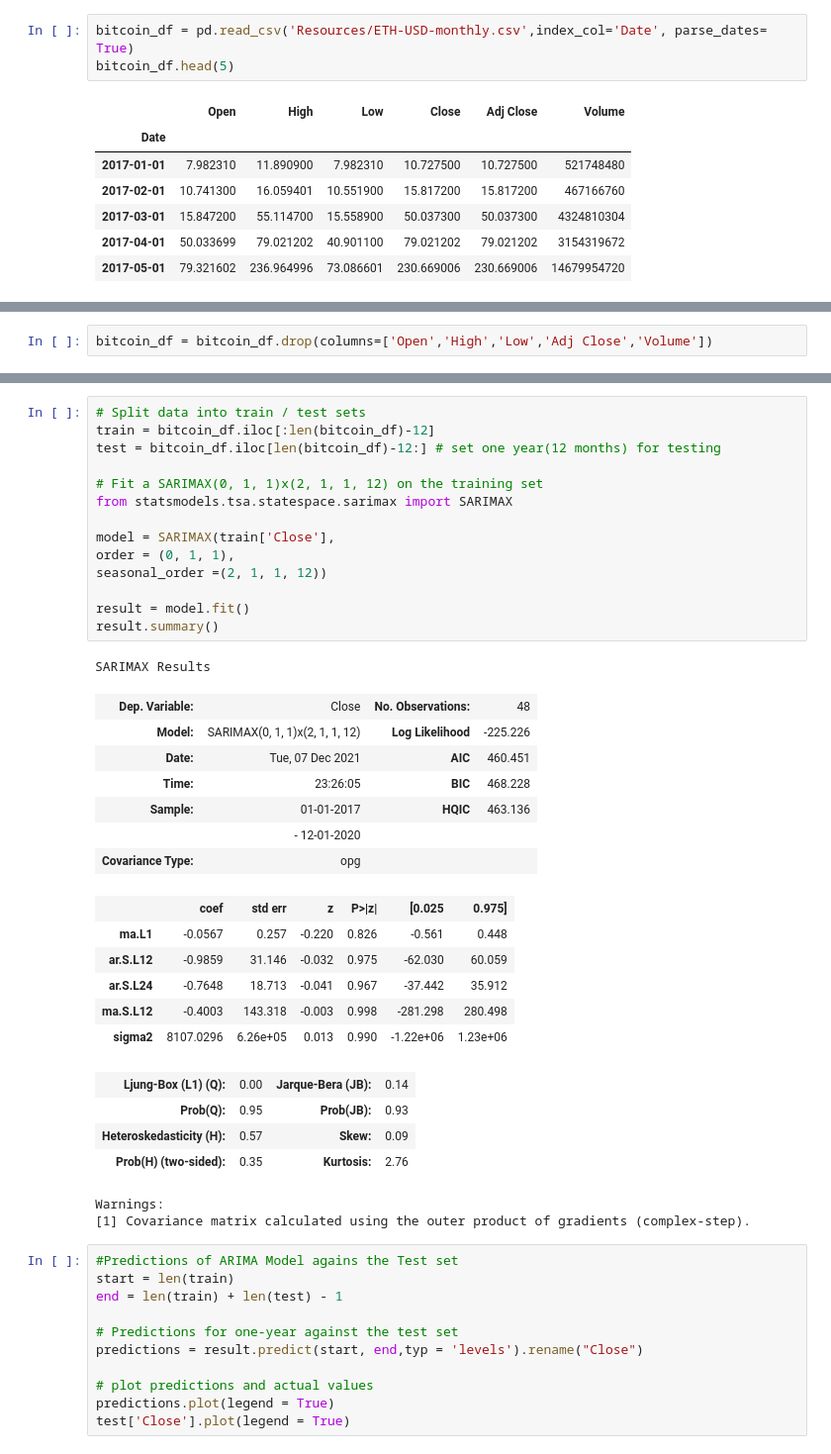
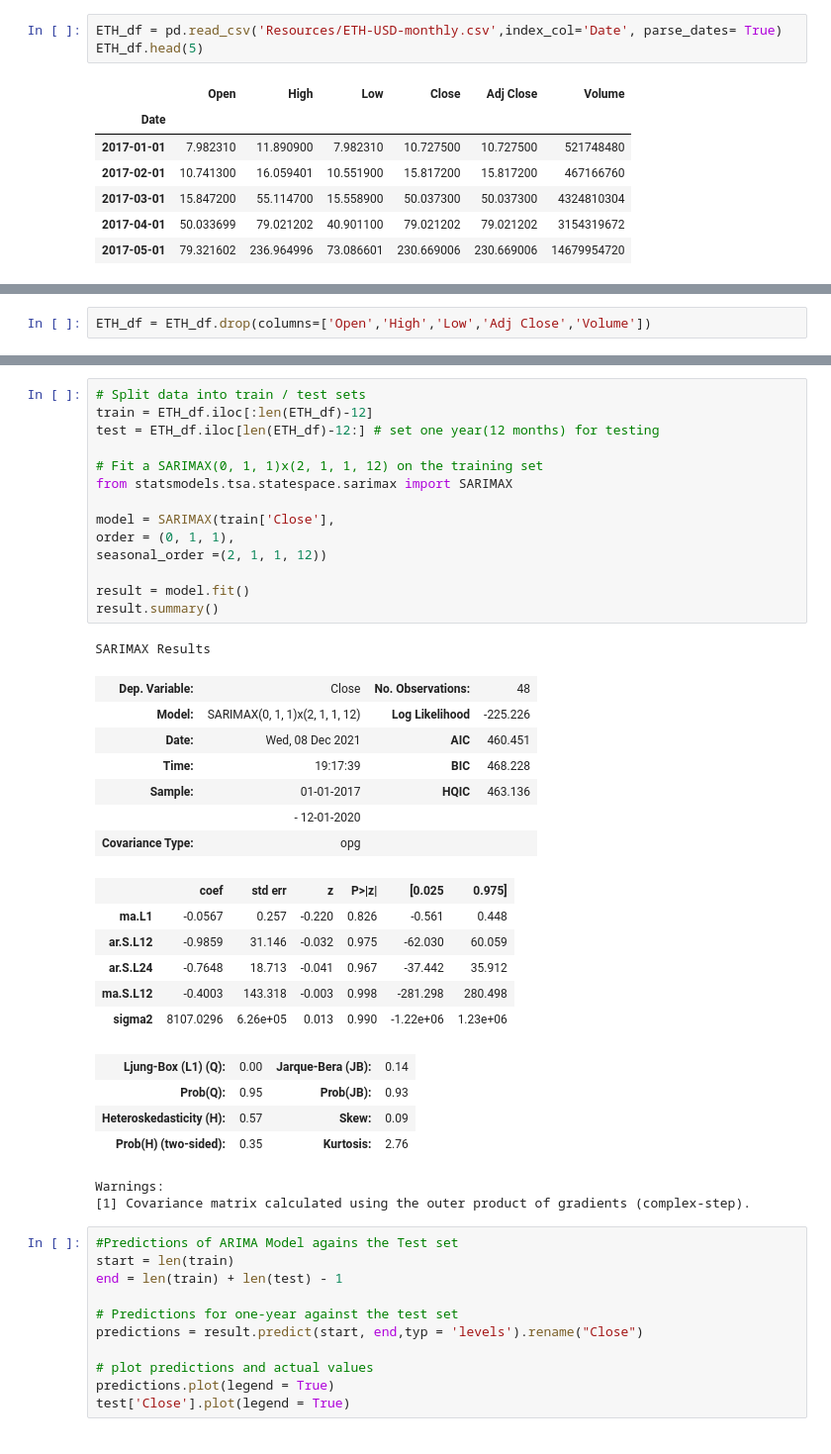
Before and after one commit to dmayo0317/project4, a Jupyter notebook: ETH_monthly.ipynb, the cells around one changed output, grey strips where cells are left out. Shown at 99% size. Drawn from its saved outputs; the diff is of its cells as text.

```diff
--- a/ETH_monthly.ipynb
+++ b/ETH_monthly.ipynb
@@ -15,8 +15,8 @@ import matplotlib.dates as mdates
 from datetime import datetime, timedelta
 import matplotlib.pylab as plt
 # %%
-bitcoin_df = pd.read_csv('Resources/ETH-USD-monthly.csv',index_col='Date', parse_dates= True)
-bitcoin_df.head(5)
+ETH_df = pd.read_csv('Resources/ETH-USD-monthly.csv',index_col='Date', parse_dates= True)
+ETH_df.head(5)
 # %% [output]
 |  | Open | High | Low | Close | Adj Close | Volume |
 | Date |  |  |  |  |  |  |
@@ -36,5 +36,5 @@ Adj Close    float64
 Volume         int64
 dtype: object
 # %%
-bitcoin_df = bitcoin_df.drop(columns=['Open','High','Low','Adj Close','Volume'])
+ETH_df = ETH_df.drop(columns=['Open','High','Low','Adj Close','Volume'])
 # %%
@@ -120,24 +120,24 @@ Warnings:
 [1] Covariance matrix calculated using the outer product of gradients (complex-step).
 # %%
 # Split data into train / test sets
-train = bitcoin_df.iloc[:len(bitcoin_df)-12]
-test = bitcoin_df.iloc[len(bitcoin_df)-12:] # set one year(12 months) for testing
+train = ETH_df.iloc[:len(ETH_df)-12]
+test = ETH_df.iloc[len(ETH_df)-12:] # set one year(12 months) for testing
 
 # Fit a SARIMAX(0, 1, 1)x(2, 1, 1, 12) on the training set
 from statsmodels.tsa.statespace.sarimax import SARIMAX
 
 model = SARIMAX(train['Close'],
 order = (0, 1, 1),
 seasonal_order =(2, 1, 1, 12))
 
 result = model.fit()
 result.summary()
 # %% [output]
 SARIMAX Results
 | Dep. Variable: | Close | No. Observations: | 48 |
 | Model: | SARIMAX(0, 1, 1)x(2, 1, 1, 12) | Log Likelihood | -225.226 |
-| Date: | Tue, 07 Dec 2021 | AIC | 460.451 |
-| Time: | 23:26:05 | BIC | 468.228 |
+| Date: | Wed, 08 Dec 2021 | AIC | 460.451 |
+| Time: | 19:17:39 | BIC | 468.228 |
 | Sample: | 01-01-2017 | HQIC | 463.136 |
 |  | - 12-01-2020 |  |  |
 | Covariance Type: | opg |  |  |
```
Also changed, not shown: parts of 6 cells of this notebook.
